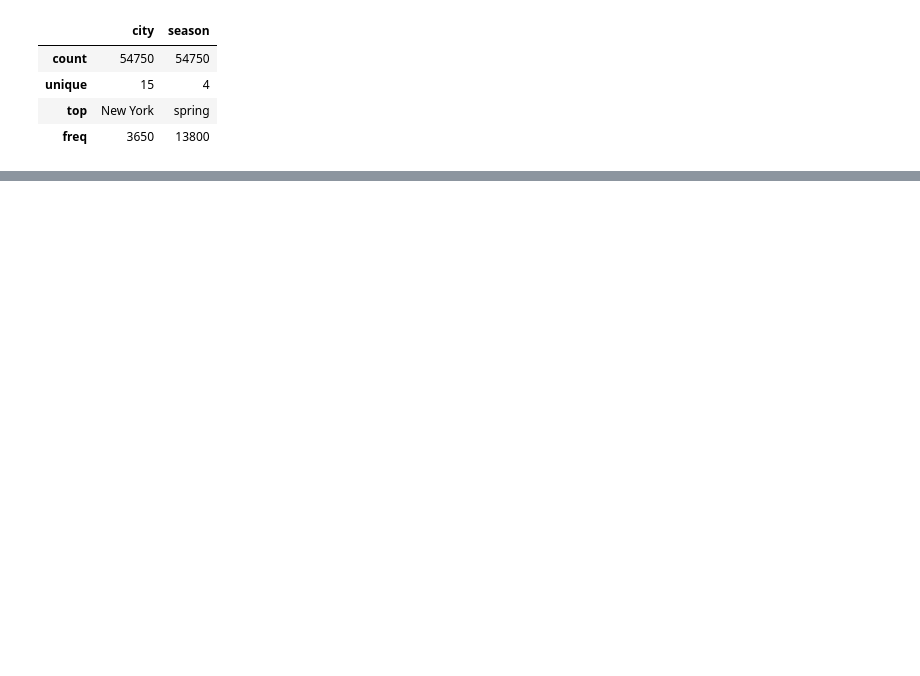
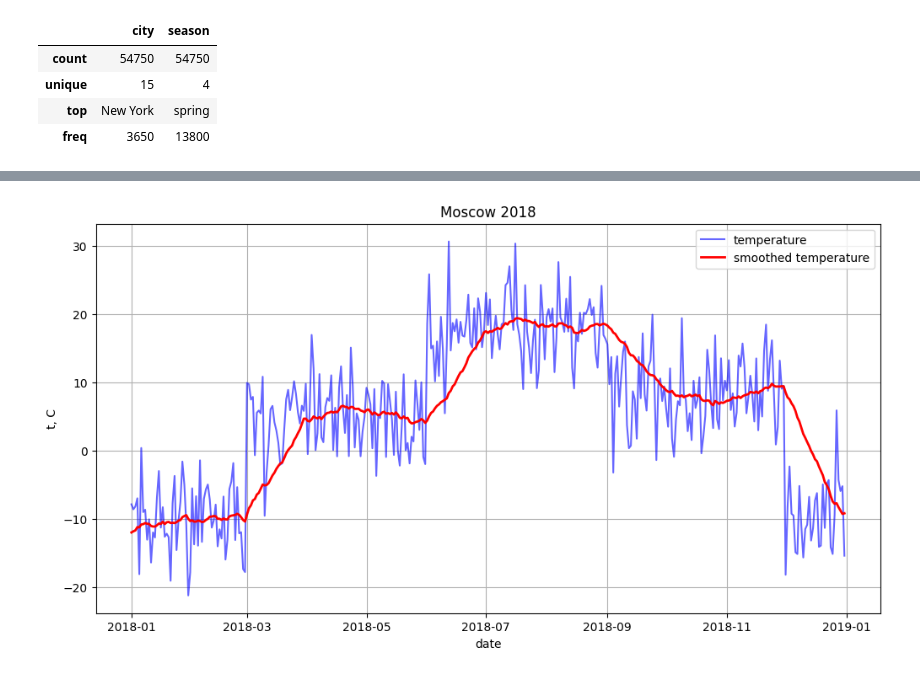
Before and after one commit to vasilyryabtsev/temperature-data, a Jupyter notebook: historical_data_analysis.ipynb, the cells around one changed output, grey strips where cells are left out. Saved outputs shown, nothing was run; the diff lists cells and outputs as text; code cells hidden in the pictures; blank space fills up the shorter version.

```diff
--- a/historical_data_analysis.ipynb
+++ b/historical_data_analysis.ipynb
@@ -104,0 +104,5 @@ data.describe(include='object')
+# %%
+for city in pd.unique(data['city']):
+    sorted_data = data[data['city'] == city].sort_values('timestamp')
+    smoothed_temperature = SMA(data[data['city'] == city], 30)
+    data.loc[smoothed_temperature.index, 'smoothed_temperature'] = smoothed_temperature
@@ -104,0 +137,22 @@ data.describe(include='object')
+# %%
+import matplotlib.pyplot as plt
+
+moscow_data = data[(data['city'] == 'Moscow') & (data['timestamp'].dt.year == 2018)]
+
+plt.figure(figsize=(12, 6))
+
+plt.plot(moscow_data['timestamp'], moscow_data['temperature'], label='temperature', color='blue', alpha=0.6)
+
+plt.plot(moscow_data['timestamp'], moscow_data['smoothed_temperature'], label='smoothed temperature', color='red', linewidth=2)
+
+plt.xlabel('date')
+plt.ylabel('t, C')
+plt.title('Moscow 2018')
+
+plt.legend()
+
+plt.grid(True)
+
+plt.show()
+# %% [output]
+[figure, added]
```
Also changed, not shown: parts of 14 cells of this notebook.
